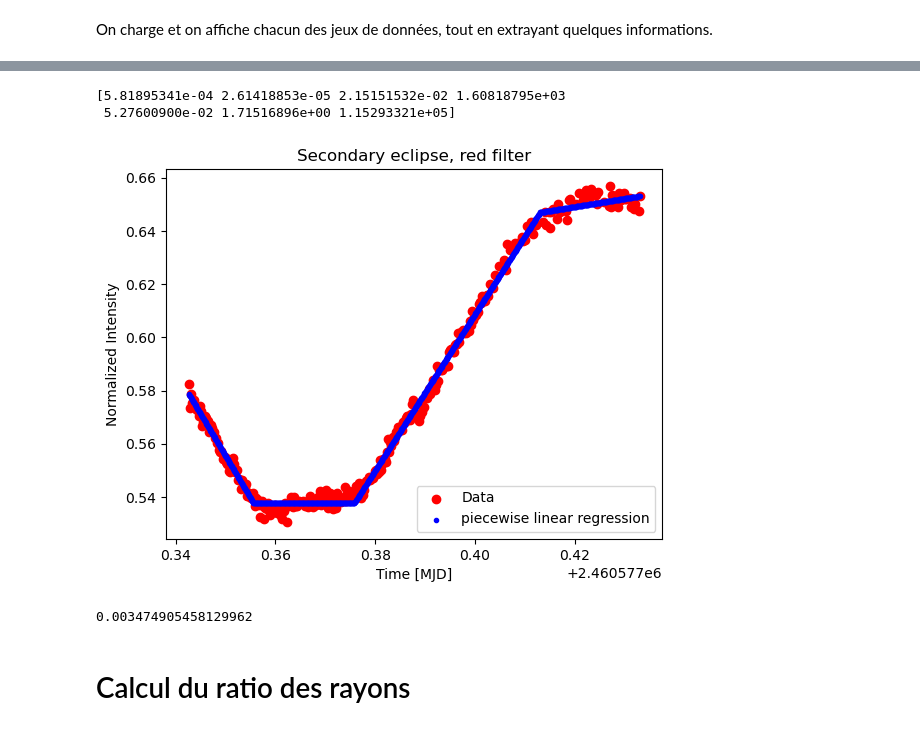
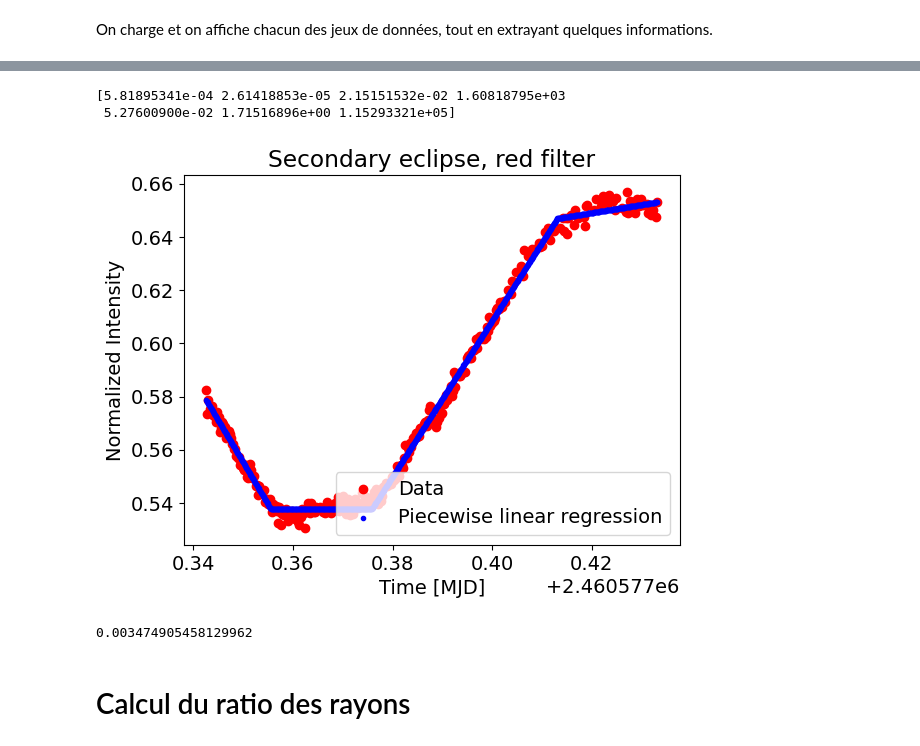
Before and after one commit to jakbay/ohp_binaire_a_eclipses, a Jupyter notebook: Ajustement_donnees_rapport.ipynb, the cells around one changed output, grey strips where cells are left out. Drawn from its saved outputs; the diff is of its cells as text; code cells hidden in the pictures.

```diff
--- a/Ajustement_donnees_rapport.ipynb
+++ b/Ajustement_donnees_rapport.ipynb
@@ -15,6 +15,7 @@ import numpy as np
 from astropy.time import Time
 from scipy import optimize
 %matplotlib inline
+plt.rcParams.update({'font.size': 14})
 # %%
 df_obs_sec_g = pd.read_csv('./obs_sec_g_light_curve_data.csv').sort_values('observation_date')
 df_bl23 = pd.read_csv('./baseline_23_c_light_curve_data.csv').sort_values('observation_date')
@@ -412,35 +413,35 @@ initialParams_arr = [[params_sec_r[0]-0.3, params_sec_r[0]+0.3],
                      [params_sec_r[1]-0.5, params_sec_r[1]+0.5],
                      [params_sec_r[2]-0.5, params_sec_r[2]+0.5],
                      [params_sec_r[3]-0.5, params_sec_r[3]+0.5],
                      [params_sec_r[4]-3, params_sec_r[4]+3],
                      [params_sec_r[5]-3, params_sec_r[5]+3],
                      [params_sec_r[6]-3, params_sec_r[6]+3]]
 
 initialParams = optimize.differential_evolution(error_function, initialParams_arr, seed=1).x
 
 # On insère les paramètres obtenus dans l'algorithme, qui fait sa régression linéaire par morceaux
 p_sec_r , e_sec_r = optimize.curve_fit(eclipse_fit, x_sec_r, y_sec_r,
                            sigma=y_sec_r_err, check_finite=True,
                            method='dogbox',
                            nan_policy='omit',
                            p0=initialParams,
                            maxfev=10000)
 perr_sec_r = np.sqrt(np.diag(e_sec_r))
 print(perr_sec_r)
 
 fx_sec_r2 = np.linspace(x_sec_r[0], x_sec_r[-1], 1000)
 fy_sec_r2 = eclipse_fit(fx_sec_r2, *p_sec_r)
 
 plot_wrapper([[x_sec_r, y_sec_r, 'Data', 'red', 'o'],
-              [fx_sec_r2, fy_sec_r2, 'piecewise linear regression', 'blue', '.']],
+              [fx_sec_r2, fy_sec_r2, 'Piecewise linear regression', 'blue', '.']],
              'Secondary eclipse, red filter', 'Time [MJD]', 'Normalized Intensity', legend_loc='lower right', output_filename='secondary_red_2.png')
 
 
 print(chisquare(x_sec_r, y_sec_r, p_sec_r, eclipse_fit))
 # %% [output]
 [5.81895341e-04 2.61418853e-05 2.15151532e-02 1.60818795e+03
  5.27600900e-02 1.71516896e+00 1.15293321e+05]
-[figure, old version]
+[figure, new version]
 0.003474905458129962
 # %% [markdown]
 # Calcul du ratio des rayons
```
Also changed, not shown: parts of 17 cells of this notebook.
